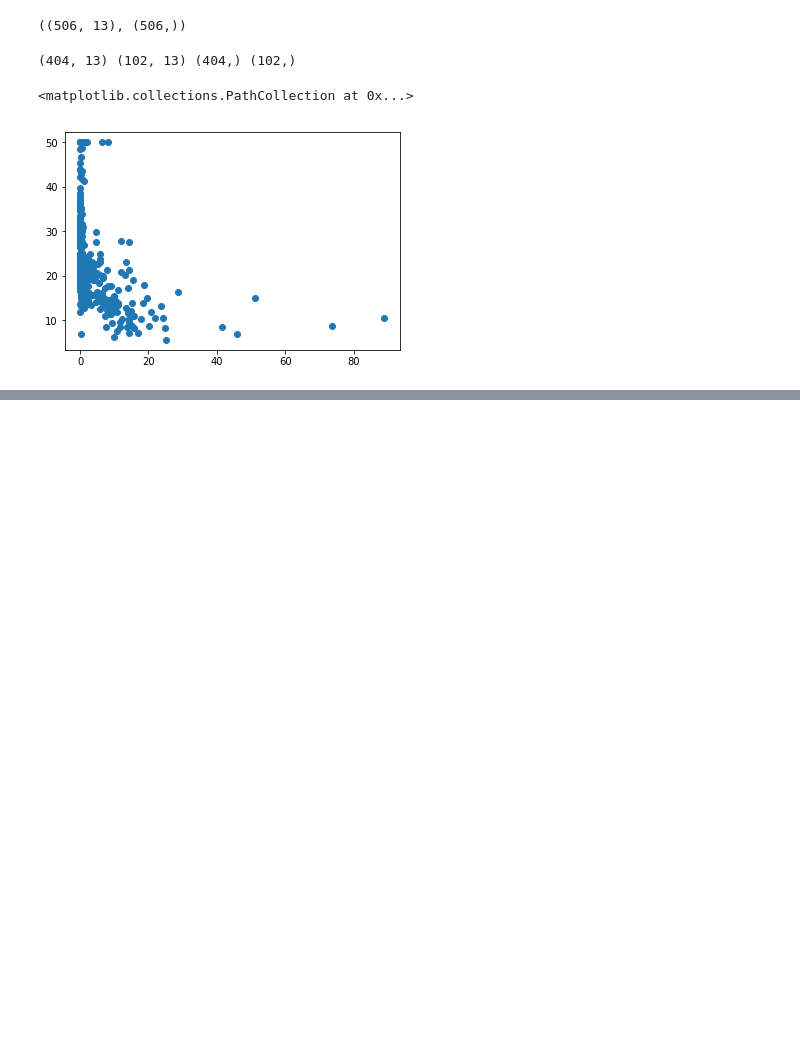
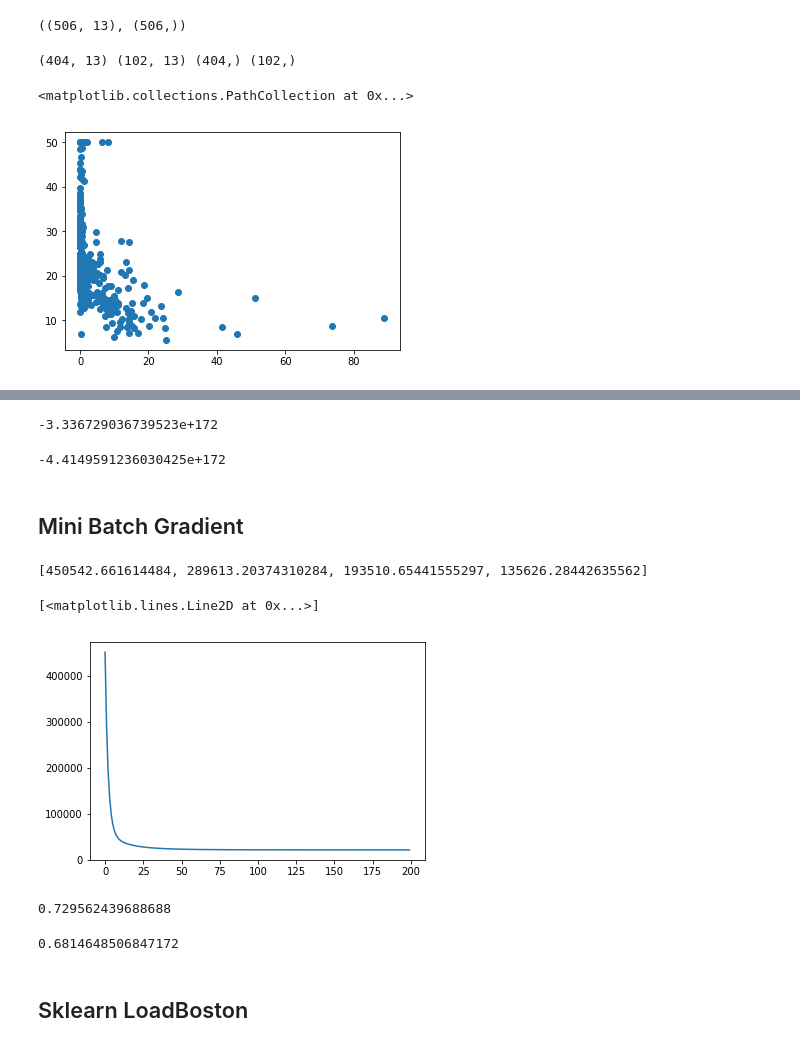
Before and after one commit to ipuneetgupta/Machine-Learning, a Jupyter notebook: MultivariteRegression/MRImplementation.ipynb, the cells around one changed output, grey strips where cells are left out. Cells and saved outputs as stored; diff of their text form; code cells hidden in the pictures; blank space fills up the shorter version.

```diff
--- a/MultivariteRegression/MRImplementation.ipynb
+++ b/MultivariteRegression/MRImplementation.ipynb
@@ -128,0 +161,32 @@ plt.plot(Loss_sgb)
+# %%
+MLR1.R2Score(x1,y1)
+# %% [output]
+-3.336729036739523e+172
+# %%
+ MLR1.R2Score(x2,y2)
+# %% [output]
+-4.4149591236030425e+172
+# %% [markdown]
+## Mini Batch Gradient
+# %%
+MLR2=Multivariate_LR(n_feature=13)
+# %%
+Loss_mini=MLR2.Fit(x_train,y_train,Optimizer="Mini",batch_size=150,iteration=200)
+Loss_mini[:4]
+# %% [output]
+[450542.661614484, 289613.20374310284, 193510.65441555297, 135626.28442635562]
+# %%
+plt.plot(Loss_mini)
+# %% [output]
+[<matplotlib.lines.Line2D at 0x...>]
+[figure, added]
+# %%
+MLR2.R2Score(x1,y1)
+# %% [output]
+0.729562439688688
+# %%
+MLR2.R2Score(x2,y2)
+# %% [output]
+0.6814648506847172
+# %% [markdown]
+## Sklearn LoadBoston
```
Also changed, not shown: parts of 16 cells of this notebook.
